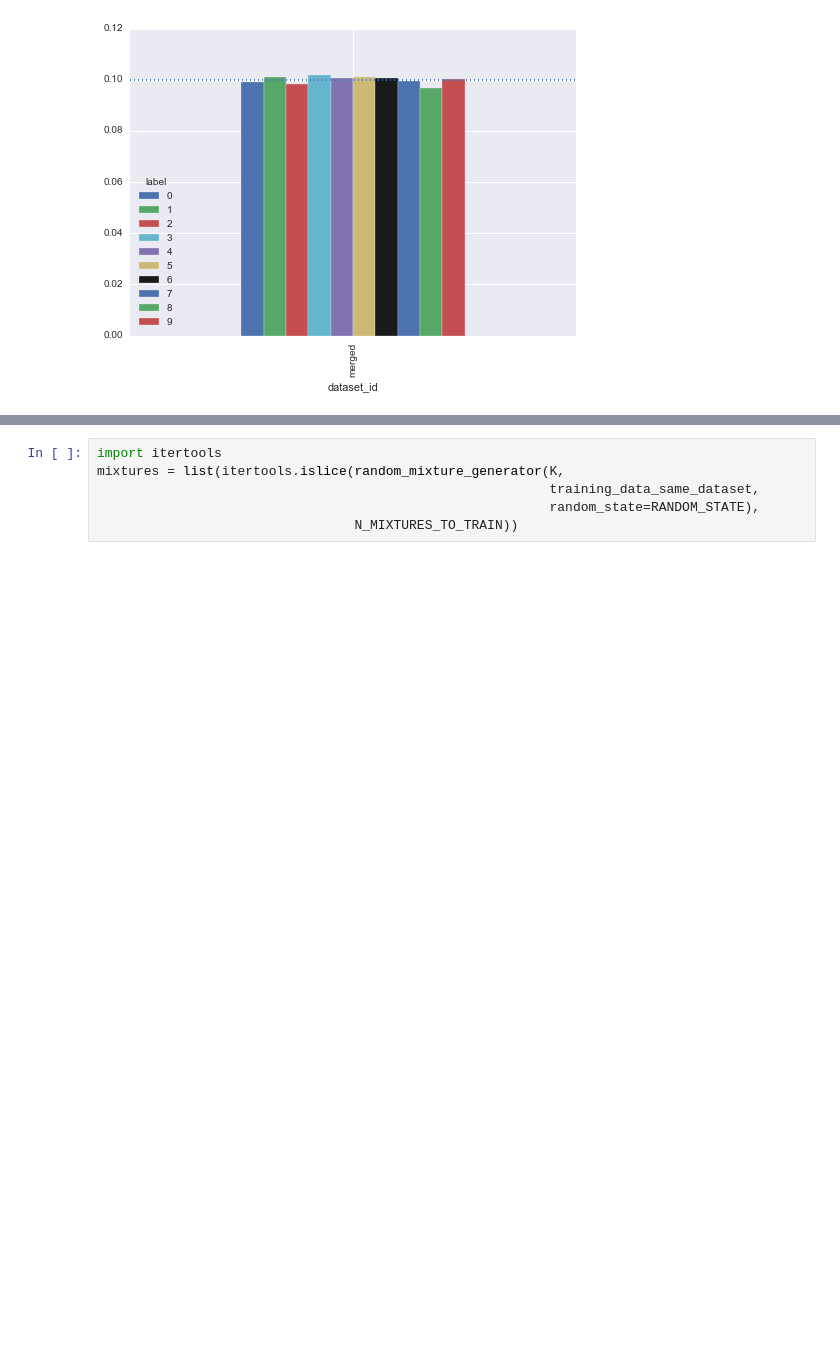
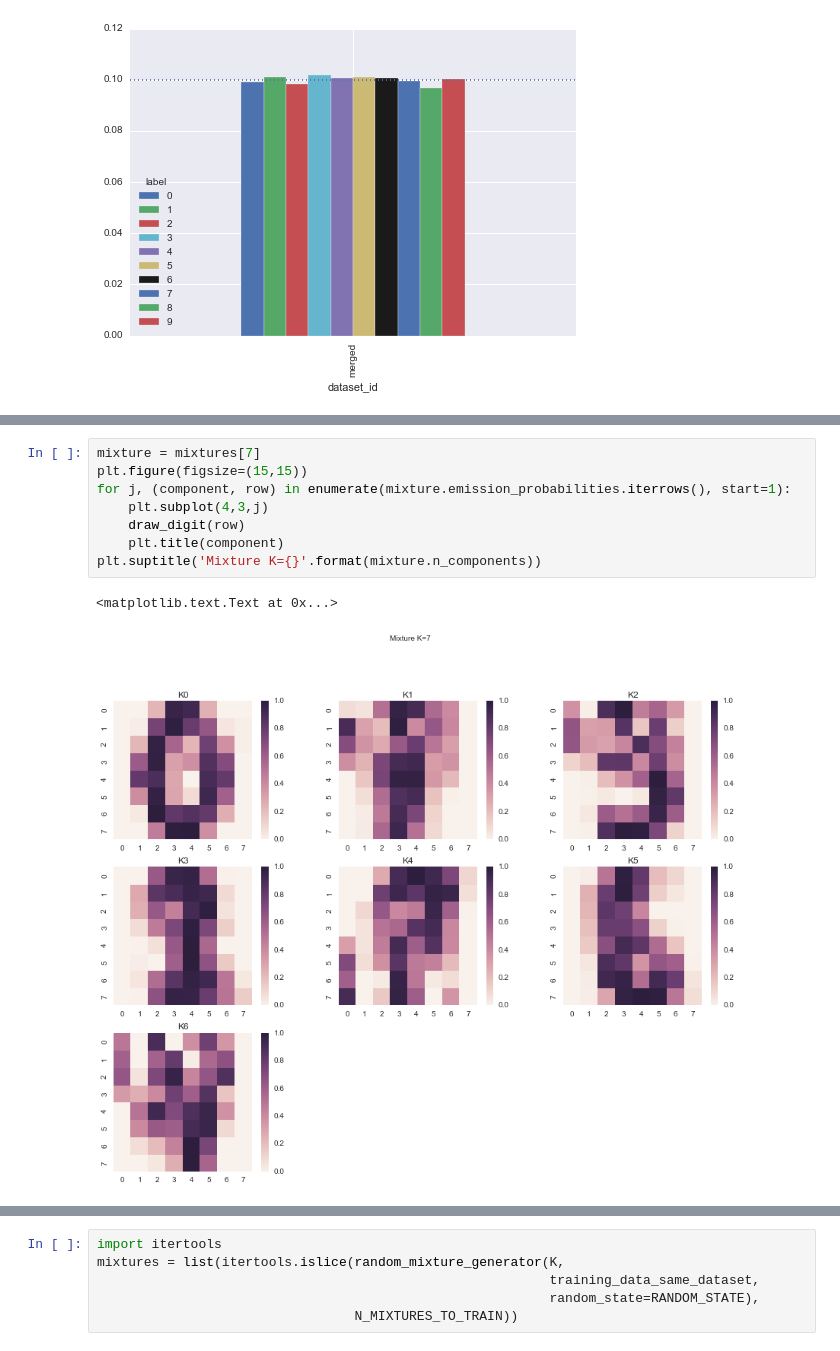
Before and after one commit to lukauskas/bernoulli-mixture-model, a Jupyter notebook: notebooks/Proof of Concept (more realistic).ipynb, the cells around one changed output, grey strips where cells are left out. Cells and saved outputs as stored; diff of their text form; blank space fills up the shorter version.

```diff
--- a/notebooks/Proof of Concept (more realistic).ipynb
+++ b/notebooks/Proof of Concept (more realistic).ipynb
@@ -86,0 +87,11 @@ results['BIC'].plot()
+# %%
+mixture = mixtures[7]
+plt.figure(figsize=(15,15))
+for j, (component, row) in enumerate(mixture.emission_probabilities.iterrows(), start=1):
+    plt.subplot(4,3,j)
+    draw_digit(row)
+    plt.title(component)
+plt.suptitle('Mixture K={}'.format(mixture.n_components))
+# %% [output]
+<matplotlib.text.Text at 0x...>
+[figure, added]
```
Also changed, not shown: parts of 3 cells of this notebook.
